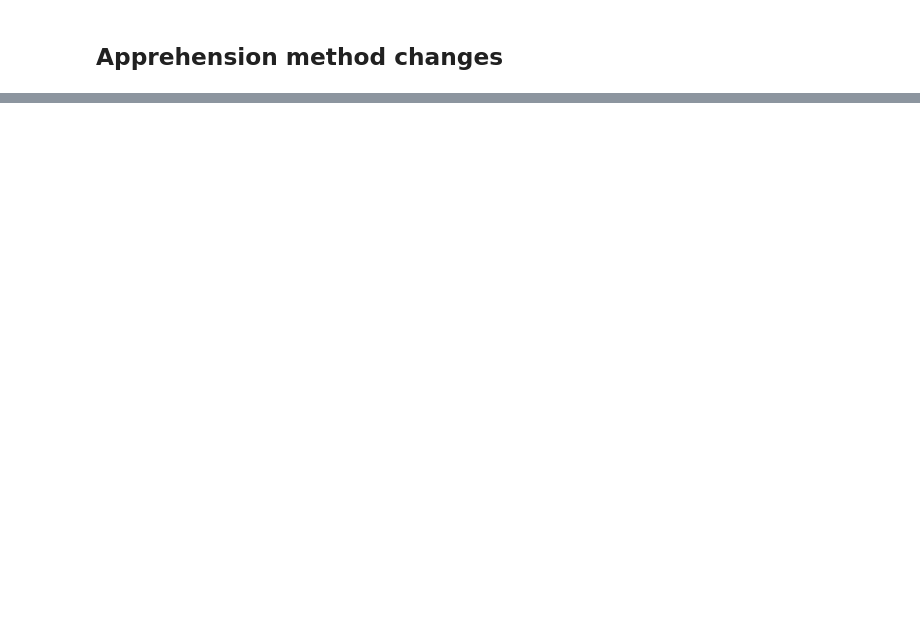
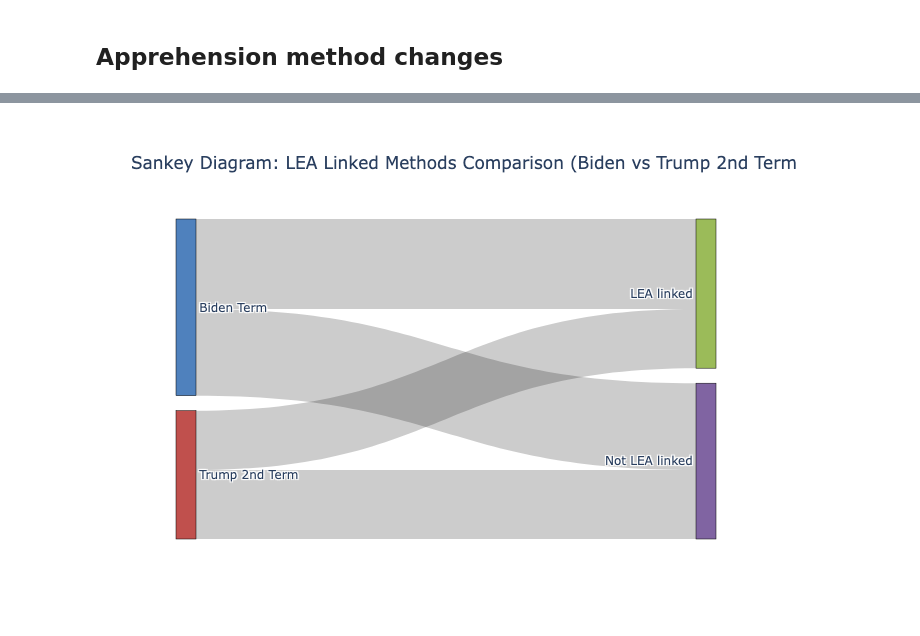
Before and after one commit to GibranMena/lighthouse_ice, a Jupyter notebook: _notebooks/full_report.ipynb, the cells around one changed output, grey strips where cells are left out. Drawn from its saved outputs; the diff is of its cells as text; code cells hidden in the pictures; blank space fills up the shorter version.

Commit message:
update figures on LEA initial analysis

```diff
--- a/_notebooks/full_report.ipynb
+++ b/_notebooks/full_report.ipynb
@@ -990,0 +812,78 @@ df_detainers
+# %%
+# Define the list of LEA-linked methods
+lea_methods = [
+    "287(g) Program",
+    "CAP Local Incarceration",
+    "CAP State Incarceration",
+    "Law Enforcement Agency Response Unit",
+    "Traffic Check"
+]
+
+# Add a new column to each arrests table
+biden_term["LEA_Linked_Method"] = biden_term["Apprehension Method"].apply(
+    lambda x: "LEA linked method" if x in lea_methods else ""
+)
+trump_second_term["LEA_Linked_Method"] = trump_second_term["Apprehension Method"].apply(
+    lambda x: "LEA linked method" if x in lea_methods else ""
+)
+# %%
+import plotly.graph_objects as go
+from IPython.display import Image, display
+
+# Prepare counts for each term
+biden_counts = biden_term["LEA_Linked_Method"].value_counts().rename({"LEA linked method": "LEA linked", "": "Not LEA linked"})
+trump2_counts = trump_second_term["LEA_Linked_Method"].value_counts().rename({"LEA linked method": "LEA linked", "": "Not LEA linked"})
+
+categories = ["LEA linked", "Not LEA linked"]
+biden_counts = biden_counts.reindex(categories, fill_value=0)
+trump2_counts = trump2_counts.reindex(categories, fill_value=0)
+
+# Sankey nodes: [Biden, Trump2, LEA linked, Not LEA linked]
+labels = ["Biden Term", "Trump 2nd Term", "LEA linked", "Not LEA linked"]
+
+# Sources and targets for Sankey
+source = [0, 0, 1, 1]  # Biden to LEA, Biden to Not LEA, Trump2 to LEA, Trump2 to Not LEA
+target = [2, 3, 2, 3]
+value = [
+    biden_counts["LEA linked"],
+    biden_counts["Not LEA linked"],
+    trump2_counts["LEA linked"],
+    trump2_counts["Not LEA linked"]
+]
+
+# Create Sankey figure
+fig = go.Figure(go.Sankey(
+    node=dict(
+        pad=15,
+        thickness=20,
+        line=dict(color="black", width=0.5),
+        label=labels,
+        color=["#4F81BD", "#C0504D", "#9BBB59", "#8064A2"]
+    ),
+    link=dict(
+        source=source,
+        target=target,
+        value=value,
+        label=[
+            f"Biden → {categories[0]}: {biden_counts['LEA linked']}",
+            f"Biden → {categories[1]}: {biden_counts['Not LEA linked']}",
+            f"Trump2 → {categories[0]}: {trump2_counts['LEA linked']}",
+            f"Trump2 → {categories[1]}: {trump2_counts['Not LEA linked']}"
+        ]
+    )
+))
+
+fig.update_layout(
+    title_text="Sankey Diagram: LEA Linked Methods Comparison (Biden vs Trump 2nd Term)",
+    font_size=12,
+    height=400,
+    width=700
+)
+
+# Save as PNG
+fig.write_image("outputs/figures/sankey_lea_linked_biden_trump2.png")
+
+# Embed PNG in notebook
+display(Image(filename="outputs/figures/sankey_lea_linked_biden_trump2.png"))
+# %% [output]
+[figure, added]
```
Also changed, not shown: parts of 17 cells of this notebook, 1 other file.
